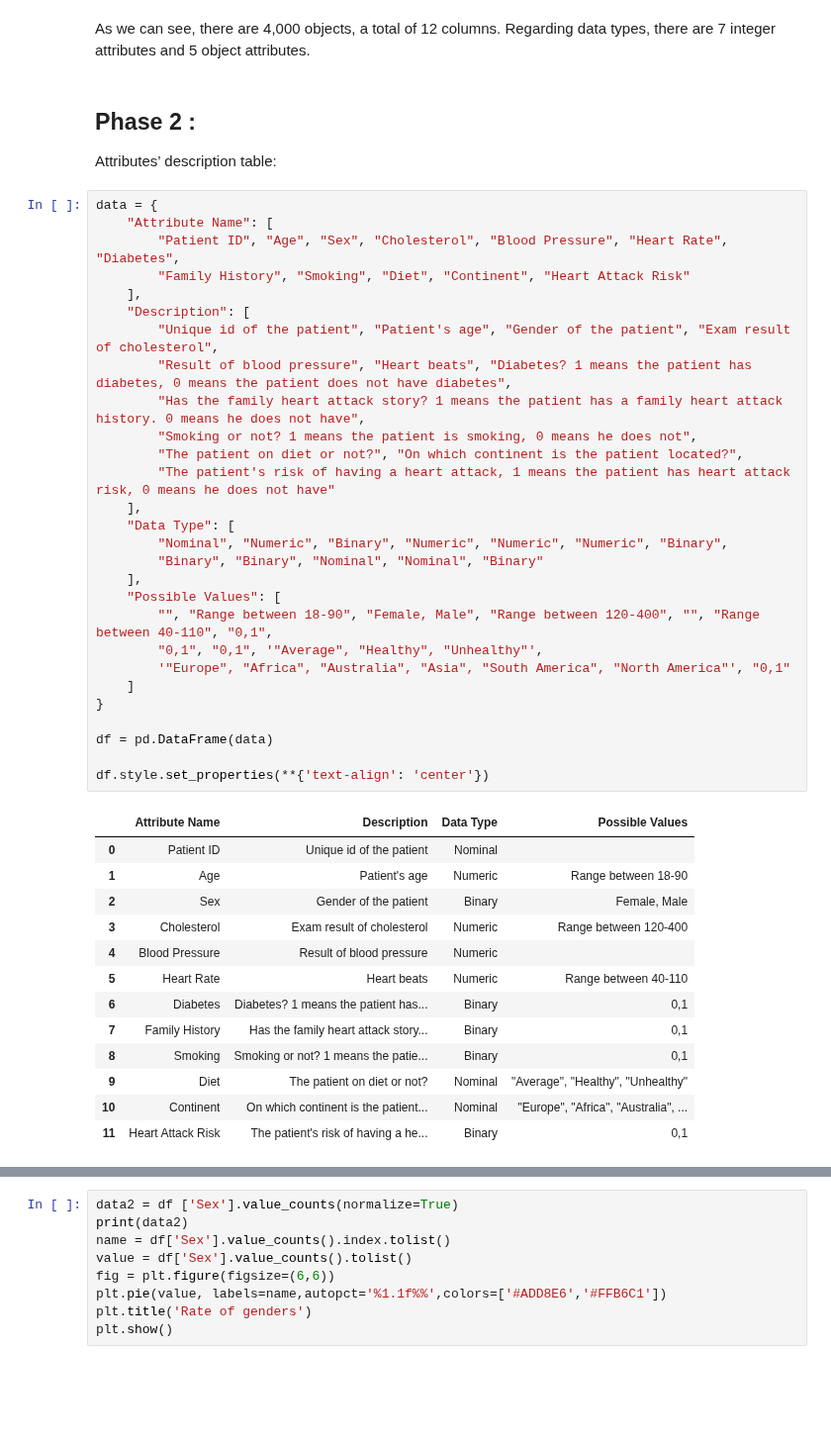
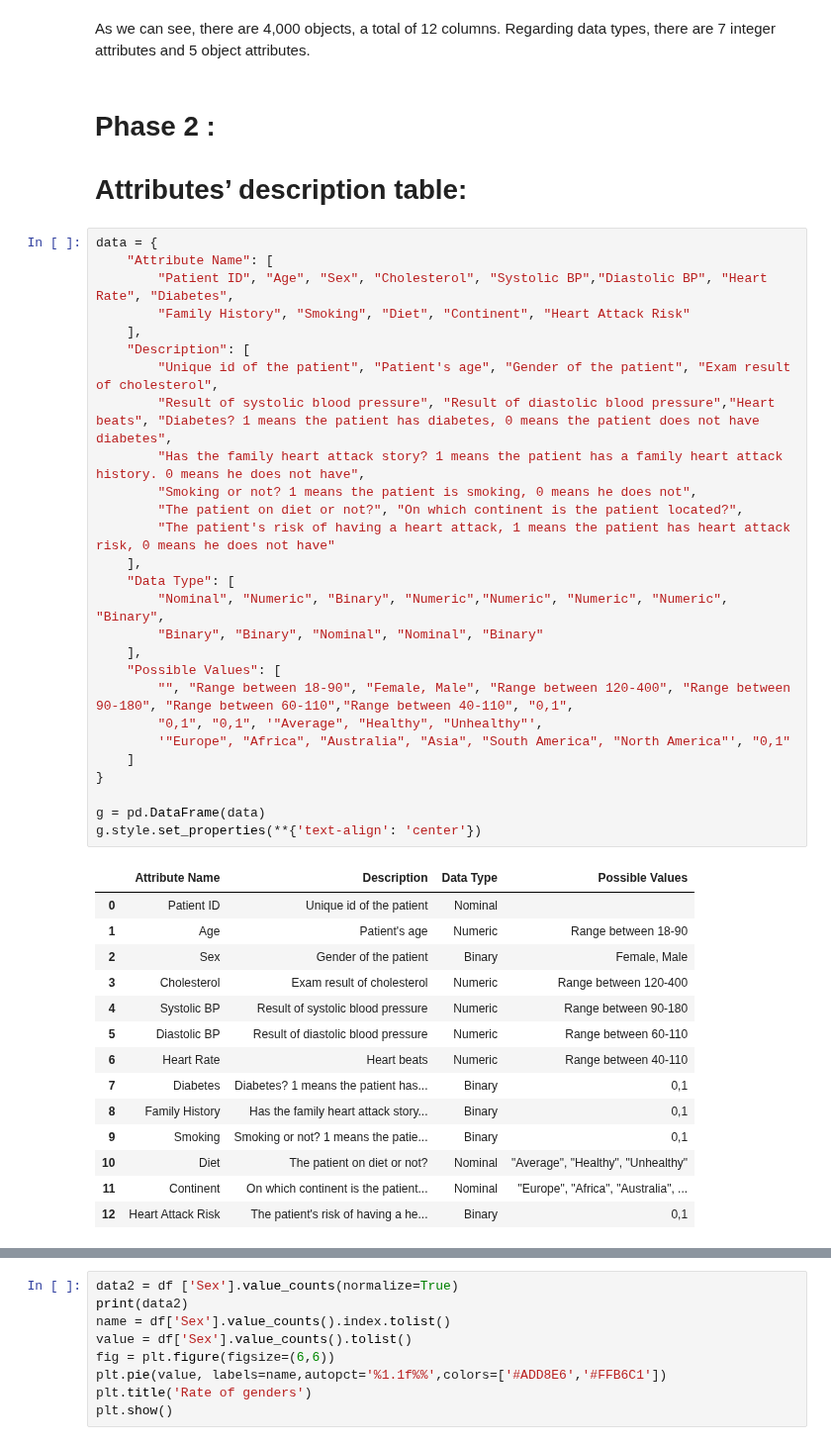
Before and after one commit to FajerAlamro/IT326-Project, a Jupyter notebook: Phase1.ipynb, the cells around one changed output, grey strips where cells are left out. Shown at 99% size. Cells and saved outputs as stored; diff of their text form; blank space fills up the shorter version.

Commit message:
Phase 1 and 2

```diff
--- a/Phase1.ipynb
+++ b/Phase1.ipynb
@@ -60,48 +57,47 @@ Number of objects: 4000
 # %% [markdown]
 As we can see, there are 4,000 objects, a total of 12 columns. Regarding data types, there are 7 integer attributes and 5 object attributes.
 # %% [markdown]
-Phase 2 :
----------------
-Attributes’ description table:
+# Phase 2 :
+# Attributes’ description table:
 # %%
 data = {
     "Attribute Name": [
-        "Patient ID", "Age", "Sex", "Cholesterol", "Blood Pressure", "Heart Rate", "Diabetes",
+        "Patient ID", "Age", "Sex", "Cholesterol", "Systolic BP","Diastolic BP", "Heart Rate", "Diabetes",
         "Family History", "Smoking", "Diet", "Continent", "Heart Attack Risk"
     ],
     "Description": [
         "Unique id of the patient", "Patient's age", "Gender of the patient", "Exam result of cholesterol",
-        "Result of blood pressure", "Heart beats", "Diabetes? 1 means the patient has diabetes, 0 means the patient does not have diabetes",
+        "Result of systolic blood pressure", "Result of diastolic blood pressure","Heart beats", "Diabetes? 1 means the patient has diabetes, 0 means the patient does not have diabetes",
         "Has the family heart attack story? 1 means the patient has a family heart attack history. 0 means he does not have",
         "Smoking or not? 1 means the patient is smoking, 0 means he does not",
         "The patient on diet or not?", "On which continent is the patient located?",
         "The patient's risk of having a heart attack, 1 means the patient has heart attack risk, 0 means he does not have"
     ],
     "Data Type": [
-        "Nominal", "Numeric", "Binary", "Numeric", "Numeric", "Numeric", "Binary",
+        "Nominal", "Numeric", "Binary", "Numeric","Numeric", "Numeric", "Numeric", "Binary",
         "Binary", "Binary", "Nominal", "Nominal", "Binary"
     ],
     "Possible Values": [
-        "", "Range between 18-90", "Female, Male", "Range between 120-400", "", "Range between 40-110", "0,1",
+        "", "Range between 18-90", "Female, Male", "Range between 120-400", "Range between 90-180", "Range between 60-110","Range between 40-110", "0,1",
         "0,1", "0,1", '"Average", "Healthy", "Unhealthy"',
         '"Europe", "Africa", "Australia", "Asia", "South America", "North America"', "0,1"
     ]
 }
 
-df = pd.DataFrame(data)
-
-df.style.set_properties(**{'text-align': 'center'})
+g = pd.DataFrame(data)
+g.style.set_properties(**{'text-align': 'center'})
 # %% [output]
 |  | Attribute Name | Description | Data Type | Possible Values |
 | 0 | Patient ID | Unique id of the patient | Nominal |  |
 | 1 | Age | Patient's age | Numeric | Range between 18-90 |
 | 2 | Sex | Gender of the patient | Binary | Female, Male |
 | 3 | Cholesterol | Exam result of cholesterol | Numeric | Range between 120-400 |
-| 4 | Blood Pressure | Result of blood pressure | Numeric |  |
-| 5 | Heart Rate | Heart beats | Numeric | Range between 40-110 |
-| 6 | Diabetes | Diabetes? 1 means the patient has... | Binary | 0,1 |
-| 7 | Family History | Has the family heart attack story... | Binary | 0,1 |
-| 8 | Smoking | Smoking or not? 1 means the patie... | Binary | 0,1 |
-| 9 | Diet | The patient on diet or not? | Nominal | "Average", "Healthy", "Unhealthy" |
-| 10 | Continent | On which continent is the patient... | Nominal | "Europe", "Africa", "Australia", ... |
-| 11 | Heart Attack Risk | The patient's risk of having a he... | Binary | 0,1 |
+| 4 | Systolic BP | Result of systolic blood pressure | Numeric | Range between 90-180 |
+| 5 | Diastolic BP | Result of diastolic blood pressure | Numeric | Range between 60-110 |
+| 6 | Heart Rate | Heart beats | Numeric | Range between 40-110 |
+| 7 | Diabetes | Diabetes? 1 means the patient has... | Binary | 0,1 |
+| 8 | Family History | Has the family heart attack story... | Binary | 0,1 |
+| 9 | Smoking | Smoking or not? 1 means the patie... | Binary | 0,1 |
+| 10 | Diet | The patient on diet or not? | Nominal | "Average", "Healthy", "Unhealthy" |
+| 11 | Continent | On which continent is the patient... | Nominal | "Europe", "Africa", "Australia", ... |
+| 12 | Heart Attack Risk | The patient's risk of having a he... | Binary | 0,1 |
```
Also changed, not shown: parts of 10 cells of this notebook.
